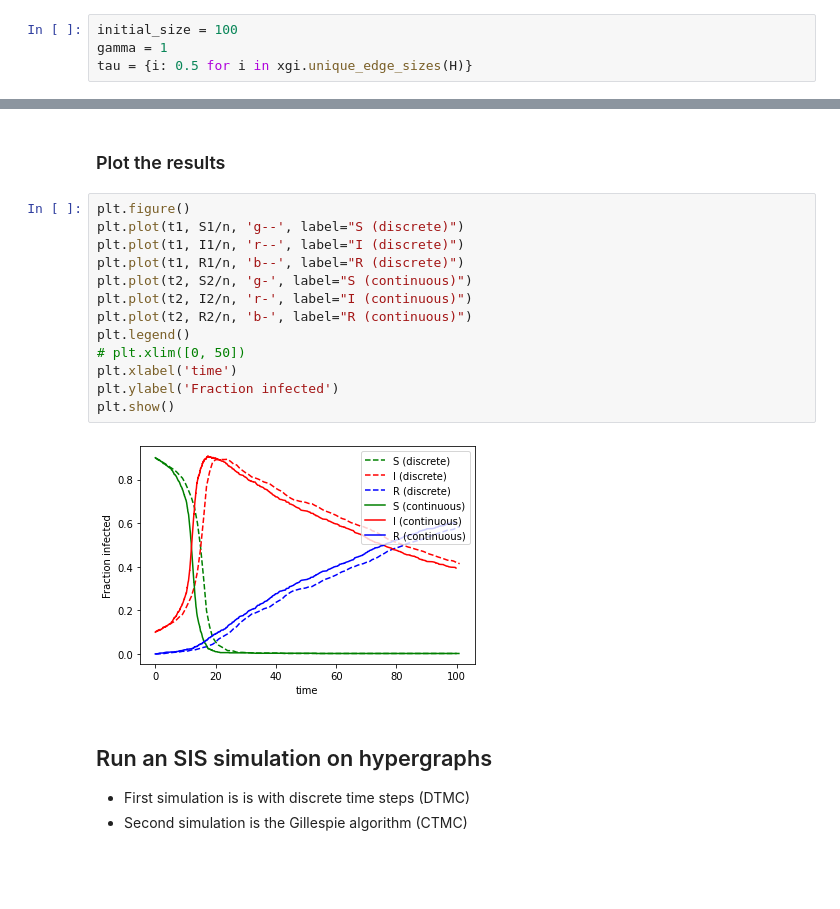
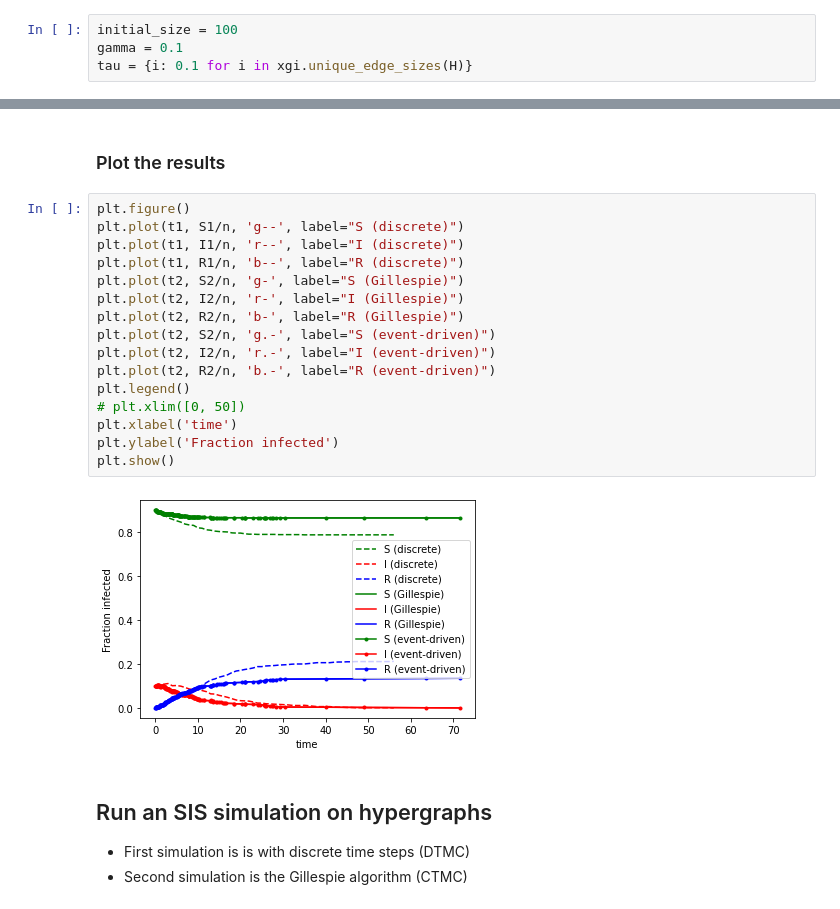
Before and after one commit to nwlandry/hypercontagion, a Jupyter notebook: demos/Library-Demo.ipynb, the cells around one changed output, grey strips where cells are left out. Cells and saved outputs as stored; diff of their text form; blank space fills up the shorter version.

Commit message:
added event-driven simulation

```diff
--- a/demos/Library-Demo.ipynb
+++ b/demos/Library-Demo.ipynb
@@ -26,8 +26,8 @@ H = xgi.chung_lu_hypergraph(k1, k2)
 * $\mathbf{\beta}$ is the infection rate for each hyperedge size (keys are the hyperedge size and the value is the infection rate)
 # %%
 initial_size = 100
-gamma = 1
-tau = {i: 0.5 for i in xgi.unique_edge_sizes(H)}
+gamma = 0.1
+tau = {i: 0.1 for i in xgi.unique_edge_sizes(H)}
 # %% [markdown]
 ## Run an SIR simulation on hypergraphs
 * First simulation is is with discrete time steps (DTMC)
@@ -40,18 +53,21 @@ t2, S2, I2, R2 = hc.Gillespie_SIR(H, tau, gamma, tmin=0, tmax = 100, rho=0.1)
 # %%
 plt.figure()
 plt.plot(t1, S1/n, 'g--', label="S (discrete)")
 plt.plot(t1, I1/n, 'r--', label="I (discrete)")
 plt.plot(t1, R1/n, 'b--', label="R (discrete)")
-plt.plot(t2, S2/n, 'g-', label="S (continuous)")
-plt.plot(t2, I2/n, 'r-', label="I (continuous)")
-plt.plot(t2, R2/n, 'b-', label="R (continuous)")
+plt.plot(t2, S2/n, 'g-', label="S (Gillespie)")
+plt.plot(t2, I2/n, 'r-', label="I (Gillespie)")
+plt.plot(t2, R2/n, 'b-', label="R (Gillespie)")
+plt.plot(t2, S2/n, 'g.-', label="S (event-driven)")
+plt.plot(t2, I2/n, 'r.-', label="I (event-driven)")
+plt.plot(t2, R2/n, 'b.-', label="R (event-driven)")
 plt.legend()
 # plt.xlim([0, 50])
 plt.xlabel('time')
 plt.ylabel('Fraction infected')
 plt.show()
 # %% [output]
-[figure, old version]
+[figure, new version]
 # %% [markdown]
 ## Run an SIS simulation on hypergraphs
 * First simulation is is with discrete time steps (DTMC)
```
Also changed, not shown: parts of 2 cells of this notebook, 7 other files.
